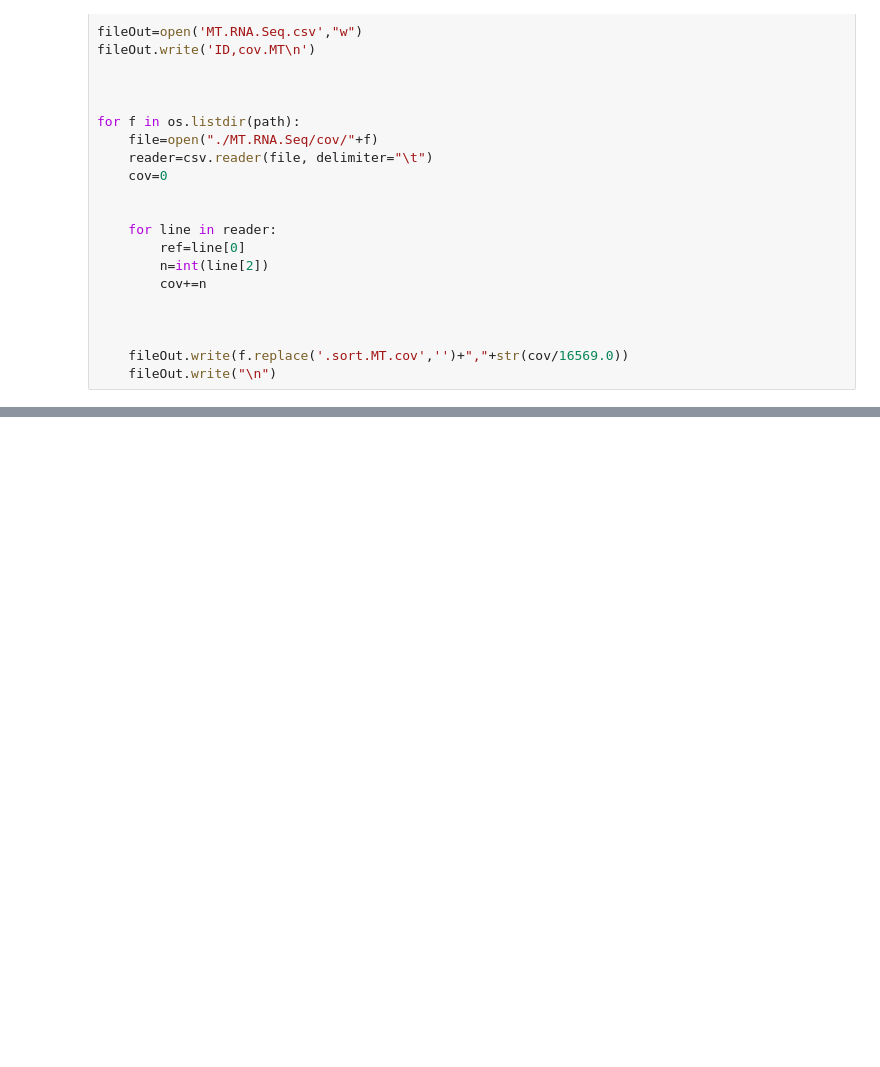
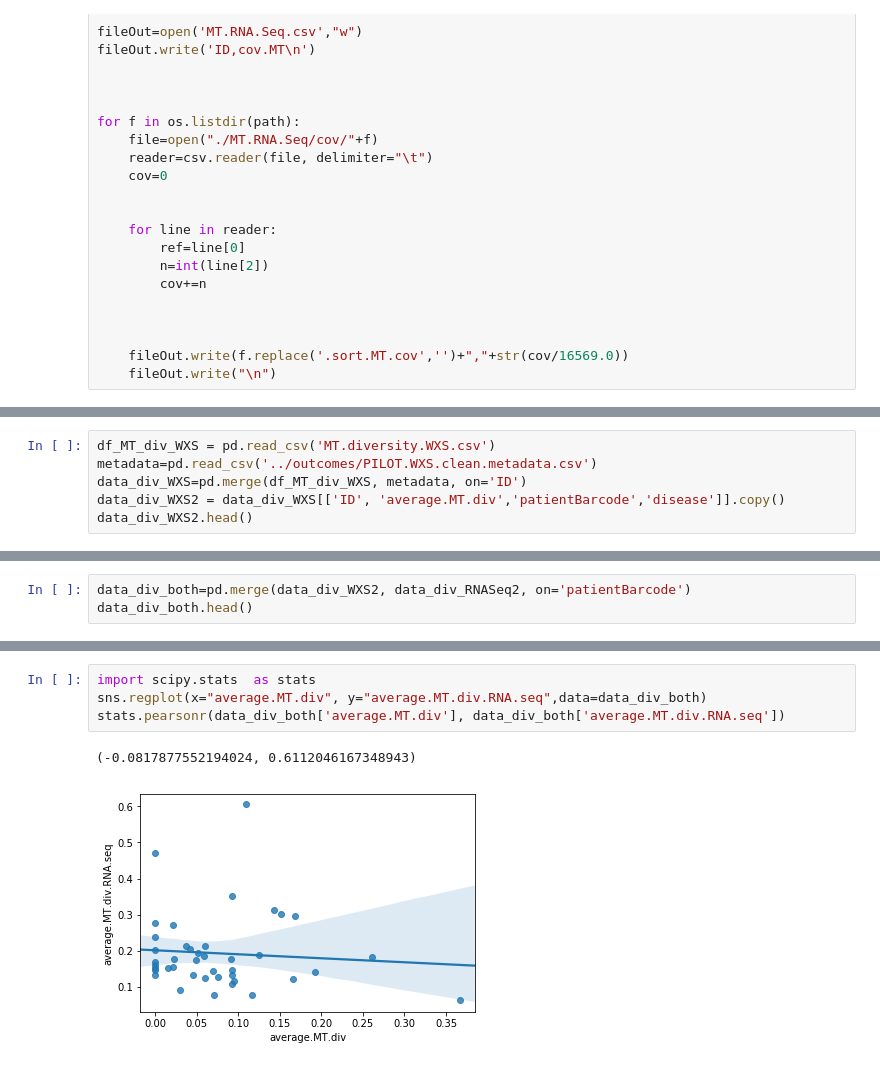
Before and after one commit to smangul1/seeing.beyond.target.results, a Jupyter notebook: raw.results/analysis.ipynb, the cells around one changed output, grey strips where cells are left out. Saved outputs shown, nothing was run; the diff lists cells and outputs as text; blank space fills up the shorter version.

```diff
--- a/raw.results/analysis.ipynb
+++ b/raw.results/analysis.ipynb
@@ -349,0 +379,6 @@ sns.stripplot(x="disease", y="cov.MT", data=data, palette=["black"], jitter=0.05
+# %%
+df_MT_div_WXS = pd.read_csv('MT.diversity.WXS.csv')
+metadata=pd.read_csv('../outcomes/PILOT.WXS.clean.metadata.csv')
+data_div_WXS=pd.merge(df_MT_div_WXS, metadata, on='ID')
+data_div_WXS2 = data_div_WXS[['ID', 'average.MT.div','patientBarcode','disease']].copy()
+data_div_WXS2.head()
@@ -349,0 +392,3 @@ sns.stripplot(x="disease", y="cov.MT", data=data, palette=["black"], jitter=0.05
+# %%
+data_div_both=pd.merge(data_div_WXS2, data_div_RNASeq2, on='patientBarcode')
+data_div_both.head()
@@ -349,0 +402,7 @@ sns.stripplot(x="disease", y="cov.MT", data=data, palette=["black"], jitter=0.05
+# %%
+import scipy.stats  as stats
+sns.regplot(x="average.MT.div", y="average.MT.div.RNA.seq",data=data_div_both)
+stats.pearsonr(data_div_both['average.MT.div'], data_div_both['average.MT.div.RNA.seq'])
+# %% [output]
+(-0.0817877552194024, 0.6112046167348943)
+[figure, added]
```
Also changed, not shown: parts of 34 cells of this notebook.
